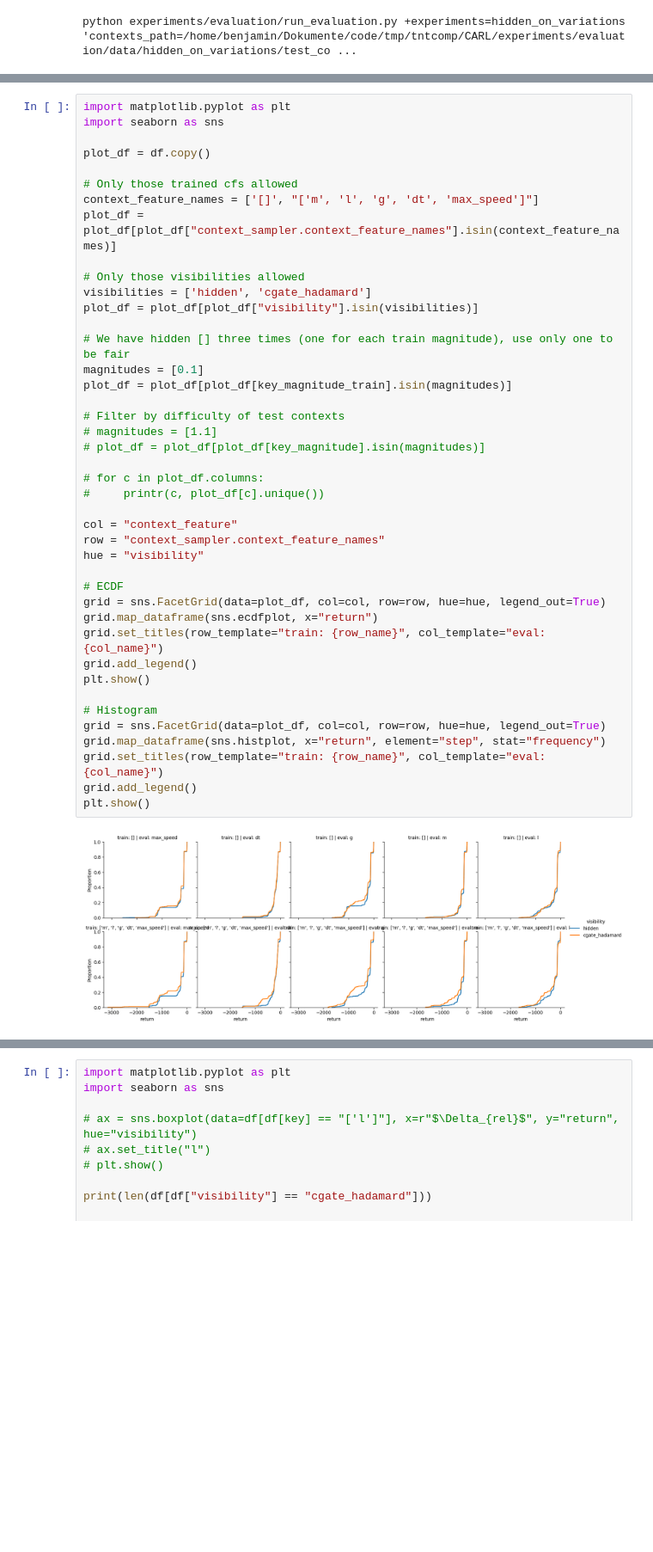
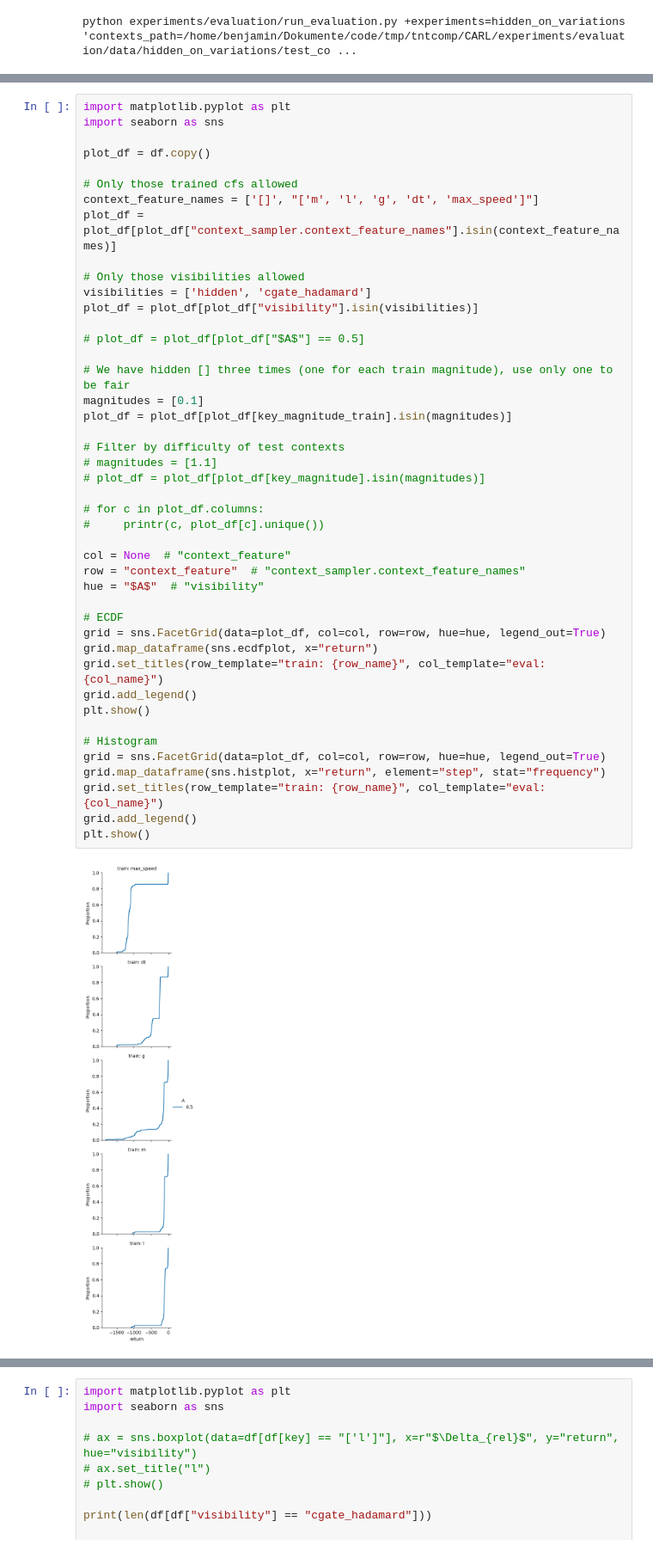
Before and after one commit to automl/CARL, a Jupyter notebook: experiments/evaluation/eval_hidden_on_variations.ipynb, the cells around one changed output, grey strips where cells are left out. Shown at 86% size. Saved outputs shown, nothing was run; the diff lists cells and outputs as text; blank space fills up the shorter version.

```diff
--- a/experiments/evaluation/eval_hidden_on_variations.ipynb
+++ b/experiments/evaluation/eval_hidden_on_variations.ipynb
@@ -200,34 +185,36 @@ plot_df = plot_df[plot_df["context_sampler.context_feature_names"].isin(context_
 # Only those visibilities allowed
 visibilities = ['hidden', 'cgate_hadamard']
 plot_df = plot_df[plot_df["visibility"].isin(visibilities)]
 
+# plot_df = plot_df[plot_df["$A$"] == 0.5]
+
 # We have hidden [] three times (one for each train magnitude), use only one to be fair
 magnitudes = [0.1]
 plot_df = plot_df[plot_df[key_magnitude_train].isin(magnitudes)]
 
 # Filter by difficulty of test contexts
 # magnitudes = [1.1]
 # plot_df = plot_df[plot_df[key_magnitude].isin(magnitudes)]
 
 # for c in plot_df.columns:
 #     printr(c, plot_df[c].unique())
 
-col = "context_feature"
-row = "context_sampler.context_feature_names"
-hue = "visibility"
+col = None  # "context_feature"
+row = "context_feature"  # "context_sampler.context_feature_names"
+hue = "$A$"  # "visibility"
 
 # ECDF
 grid = sns.FacetGrid(data=plot_df, col=col, row=row, hue=hue, legend_out=True)
 grid.map_dataframe(sns.ecdfplot, x="return")
 grid.set_titles(row_template="train: {row_name}", col_template="eval: {col_name}")
 grid.add_legend()
 plt.show()
 
 # Histogram
 grid = sns.FacetGrid(data=plot_df, col=col, row=row, hue=hue, legend_out=True)
 grid.map_dataframe(sns.histplot, x="return", element="step", stat="frequency")
 grid.set_titles(row_template="train: {row_name}", col_template="eval: {col_name}")
 grid.add_legend()
 plt.show()
 # %% [output]
-[figure, old version]
+[figure, new version]
```
Also changed, not shown: parts of 4 cells of this notebook.
